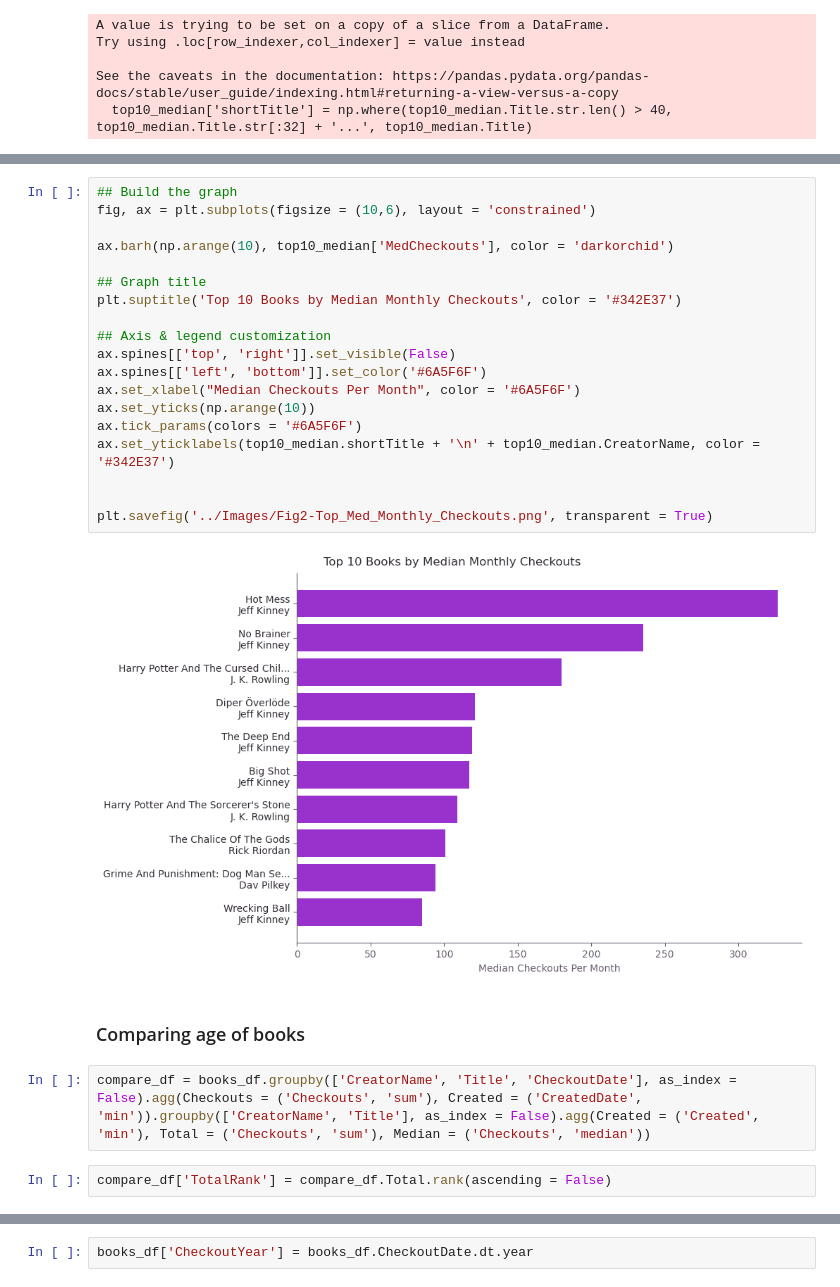
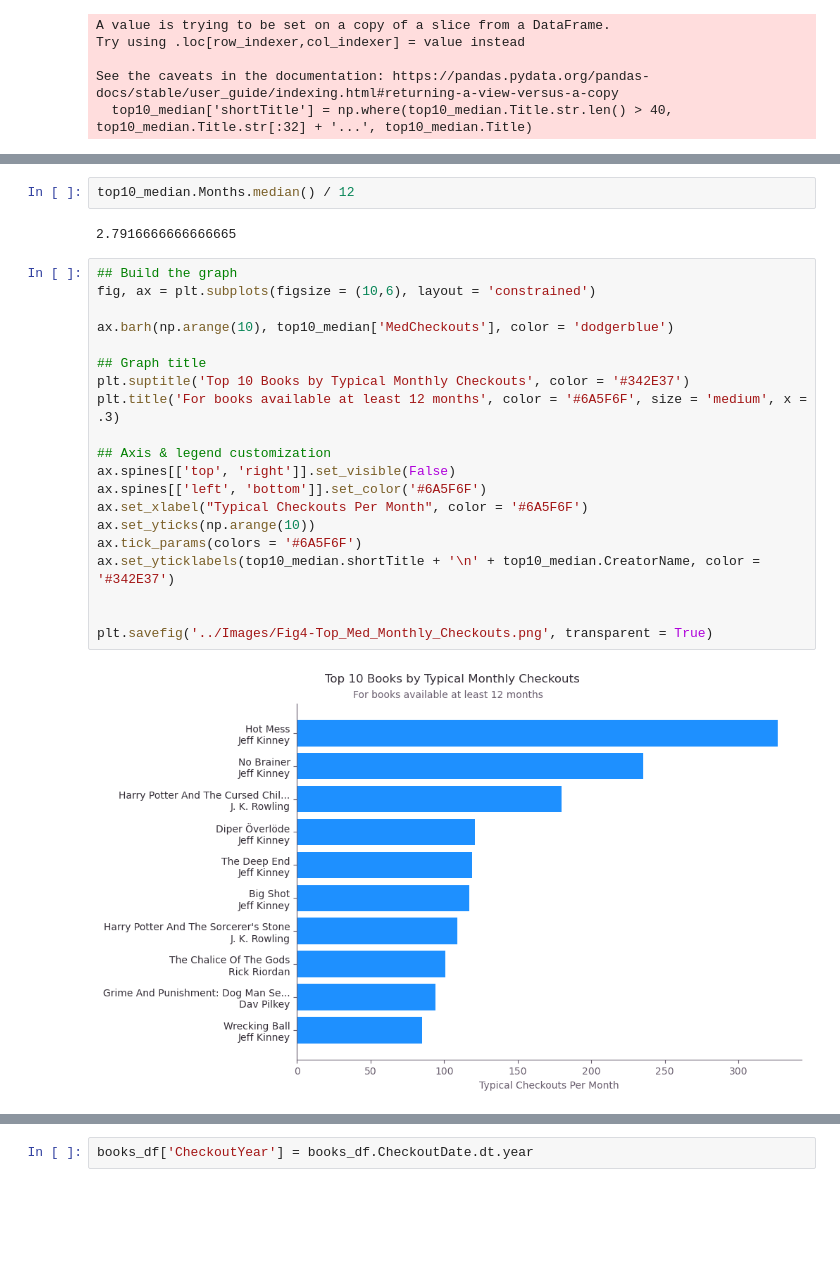
Before and after one commit to rm-pearson/NSS-capstone, a Jupyter notebook: Notebooks/data exploration.ipynb, the cells around one changed output, grey strips where cells are left out. Saved outputs shown, nothing was run; the diff lists cells and outputs as text; blank space fills up the shorter version.

```diff
--- a/Notebooks/data exploration.ipynb
+++ b/Notebooks/data exploration.ipynb
@@ -400,27 +400,26 @@ See the caveats in the documentation: https://pandas.pydata.org/pandas-docs/stab
+# %%
+top10_median.Months.median() / 12
+# %% [output]
+2.7916666666666665
 # %%
 ## Build the graph
 fig, ax = plt.subplots(figsize = (10,6), layout = 'constrained')
 
-ax.barh(np.arange(10), top10_median['MedCheckouts'], color = 'darkorchid')
+ax.barh(np.arange(10), top10_median['MedCheckouts'], color = 'dodgerblue')
 
 ## Graph title
-plt.suptitle('Top 10 Books by Median Monthly Checkouts', color = '#342E37')
+plt.suptitle('Top 10 Books by Typical Monthly Checkouts', color = '#342E37')
+plt.title('For books available at least 12 months', color = '#6A5F6F', size = 'medium', x = .3)
 
 ## Axis & legend customization
 ax.spines[['top', 'right']].set_visible(False)
 ax.spines[['left', 'bottom']].set_color('#6A5F6F')
-ax.set_xlabel("Median Checkouts Per Month", color = '#6A5F6F')
+ax.set_xlabel("Typical Checkouts Per Month", color = '#6A5F6F')
 ax.set_yticks(np.arange(10))
 ax.tick_params(colors = '#6A5F6F')
 ax.set_yticklabels(top10_median.shortTitle + '\n' + top10_median.CreatorName, color = '#342E37')
 
 
-plt.savefig('../Images/Fig2-Top_Med_Monthly_Checkouts.png', transparent = True)
+plt.savefig('../Images/Fig4-Top_Med_Monthly_Checkouts.png', transparent = True)
 # %% [output]
-[figure, old version]
+[figure, new version]
-# %% [markdown]
-### Comparing age of books
-# %%
-compare_df = books_df.groupby(['CreatorName', 'Title', 'CheckoutDate'], as_index = False).agg(Checkouts = ('Checkouts', 'sum'), Created = ('CreatedDate', 'min')).groupby(['CreatorName', 'Title'], as_index = False).agg(Created = ('Created', 'min'), Total = ('Checkouts', 'sum'), Median = ('Checkouts', 'median'))
-# %%
-compare_df['TotalRank'] = compare_df.Total.rank(ascending = False)
```
Also changed, not shown: parts of 63 cells of this notebook, 6 other files.
